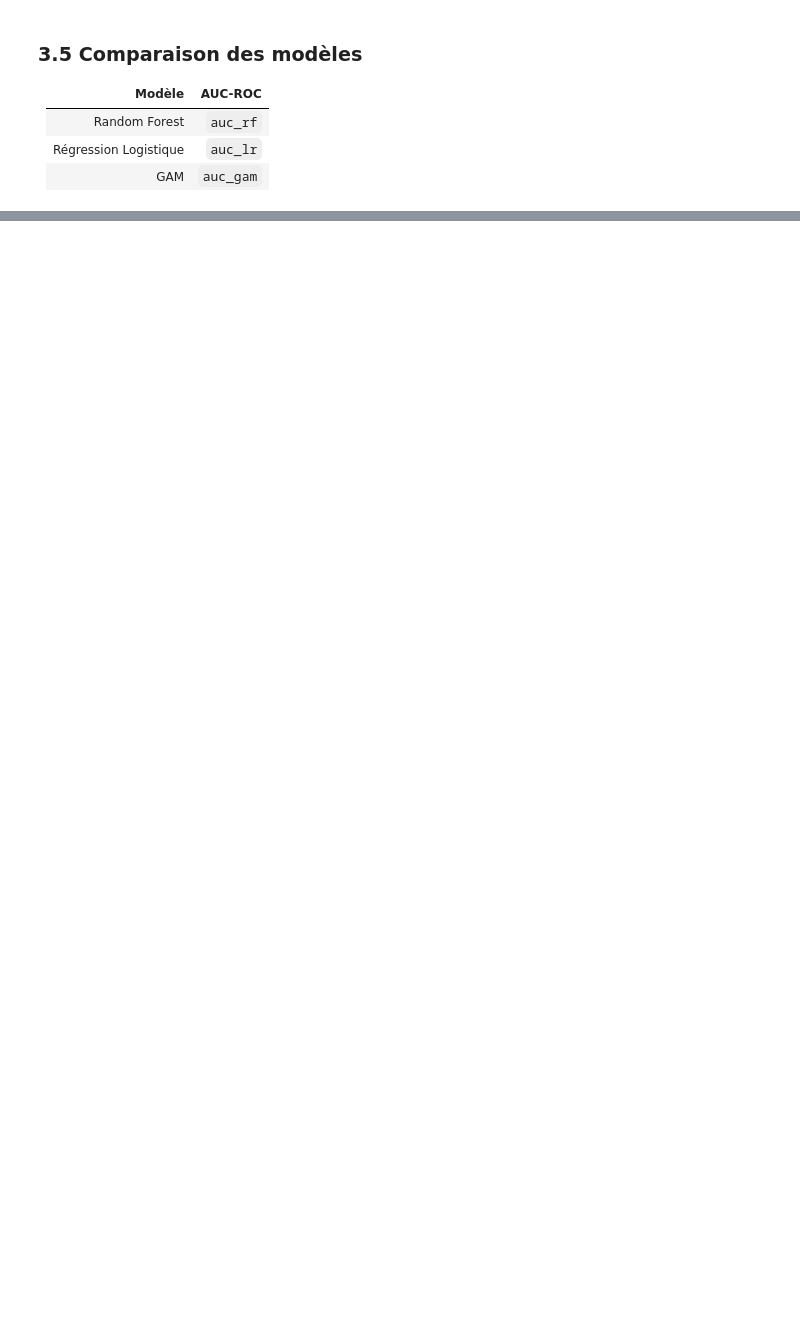
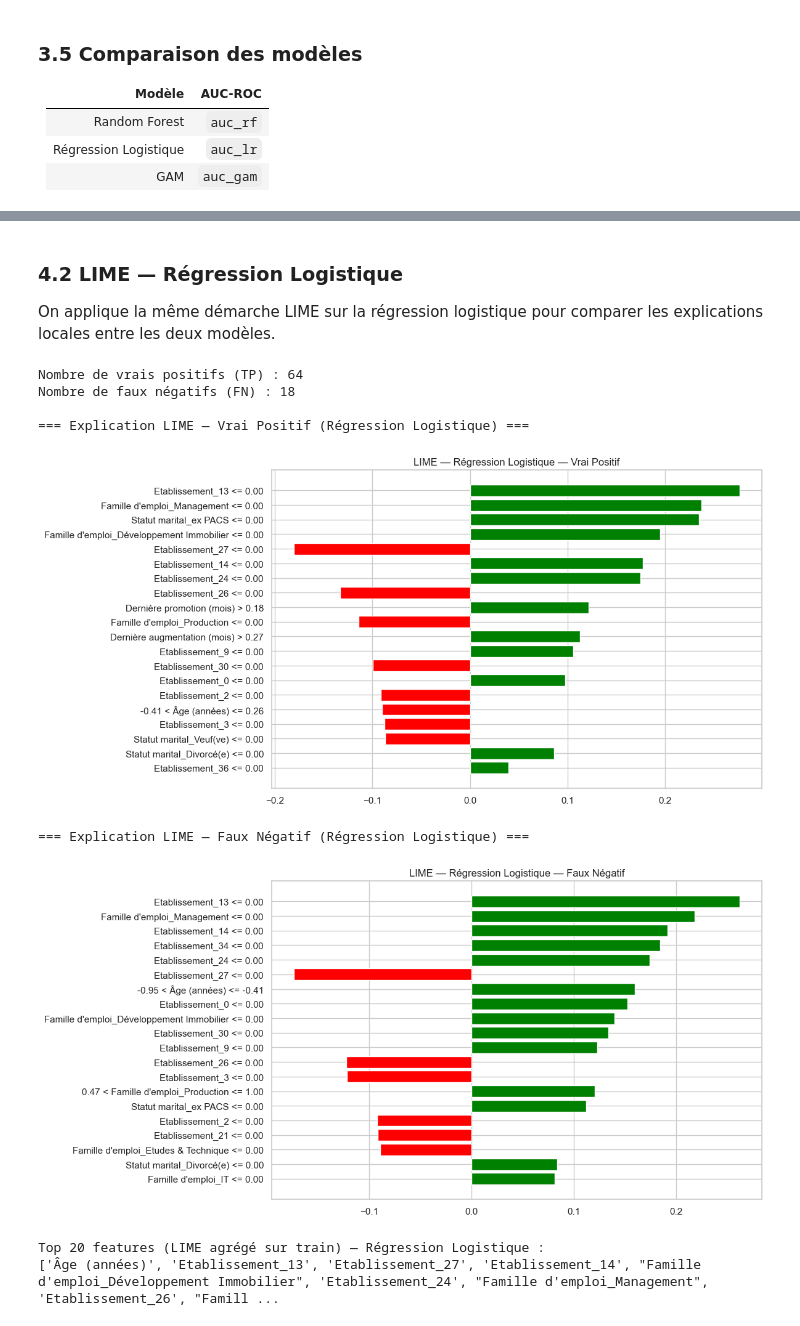
Before and after one commit to daphnemaschas/REXIA, a Jupyter notebook: notebooks/apprentissage.ipynb, the cells around one changed output, grey strips where cells are left out. Saved outputs shown, nothing was run; the diff lists cells and outputs as text; code cells hidden in the pictures; blank space fills up the shorter version.

```diff
--- a/notebooks/apprentissage.ipynb
+++ b/notebooks/apprentissage.ipynb
@@ -445,0 +595,78 @@ plt.show()
+# %% [markdown]
+### 4.2 LIME — Régression Logistique
+
+On applique la même démarche LIME sur la régression logistique pour comparer les explications locales entre les deux modèles.
+# %%
+# Création de l'explainer LIME pour la Régression Logistique
+explainer_lr = lime.lime_tabular.LimeTabularExplainer(
+    training_data=X_train_resampled,
+    feature_names=all_feature_names,
+    class_names=list(LABEL_NAMES.values()),
+    mode='classification',
+    random_state=RANDOM_STATE
+)
+
+# --- Sélection d'un vrai positif et d'un faux négatif pour la LR ---
+tp_indices_lr = np.where((y_test.values == 1) & (y_pred_lr == 1))[0]
+fn_indices_lr = np.where((y_test.values == 1) & (y_pred_lr == 0))[0]
+
+print(f"Nombre de vrais positifs (TP) : {len(tp_indices_lr)}")
+print(f"Nombre de faux négatifs (FN) : {len(fn_indices_lr)}")
+
+# Explication d'un vrai positif
+if len(tp_indices_lr) > 0:
+    idx_tp_lr = tp_indices_lr[0]
+    exp_tp_lr = explainer_lr.explain_instance(
+        X_test_preprocessed[idx_tp_lr],
+        lr.predict_proba,
+        num_features=20
+    )
+    print("\n=== Explication LIME — Vrai Positif (Régression Logistique) ===")
+    fig = exp_tp_lr.as_pyplot_figure()
+    plt.title("LIME — Régression Logistique — Vrai Positif")
+    plt.tight_layout()
+    plt.show()
+
+# Explication d'un faux négatif
+if len(fn_indices_lr) > 0:
+    idx_fn_lr = fn_indices_lr[0]
+    exp_fn_lr = explainer_lr.explain_instance(
+        X_test_preprocessed[idx_fn_lr],
+        lr.predict_proba,
+        num_features=20
+    )
+    print("\n=== Explication LIME — Faux Négatif (Régression Logistique) ===")
+    fig = exp_fn_lr.as_pyplot_figure()
+    plt.title("LIME — Régression Logistique — Faux Négatif")
+    plt.tight_layout()
+    plt.show()
+
+# --- Agrégation globale LIME — Régression Logistique ---
+# Même principe : on échantillonne sur X_train_preprocessed pour éviter le data leakage.
+# Même seed → même sous-ensemble d'individus que pour la RF (comparaison équitable).
+rng_lr = np.random.default_rng(RANDOM_STATE)
+sample_idx_lr = rng_lr.choice(len(X_train_preprocessed), size=N_LIME_SAMPLES, replace=False)
+
+lime_weights_lr = np.zeros(len(all_feature_names))
+for i in sample_idx_lr:
+    exp = explainer_lr.explain_instance(
+        X_train_preprocessed[i], lr.predict_proba, num_features=len(all_feature_names)
+    )
+    for feat_idx, weight in exp.local_exp[1]:
+        lime_weights_lr[feat_idx] += abs(weight)
+lime_weights_lr /= N_LIME_SAMPLES
+
+top_20_lr_indices = np.argsort(lime_weights_lr)[::-1][:20]
+top_features_lr = [all_feature_names[i] for i in top_20_lr_indices]
+print("\nTop 20 features (LIME agrégé sur train) — Régression Logistique :")
+print(top_features_lr)
+# %% [output]
+Nombre de vrais positifs (TP) : 64
+Nombre de faux négatifs (FN) : 18
+
+=== Explication LIME — Vrai Positif (Régression Logistique) ===
+[figure, added]
+=== Explication LIME — Faux Négatif (Régression Logistique) ===
+[figure, added]
+Top 20 features (LIME agrégé sur train) — Régression Logistique :
+['Âge (années)', 'Etablissement_13', 'Etablissement_27', 'Etablissement_14', "Famille d'emploi_Développement Immobilier", 'Etablissement_24', "Famille d'emploi_Management", 'Etablissement_26', "Famill ...
```
Also changed, not shown: parts of 21 cells of this notebook, 1 other file.
